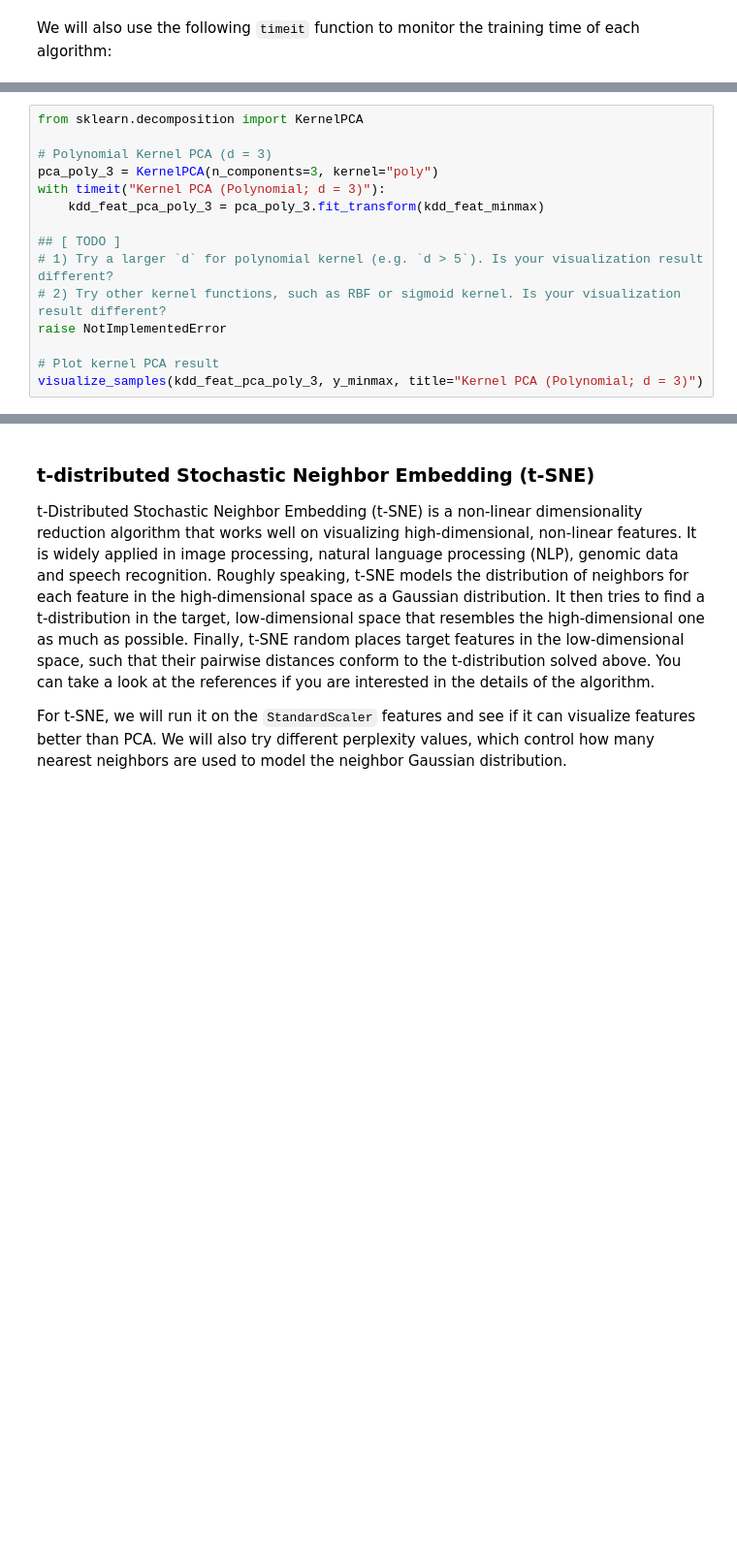
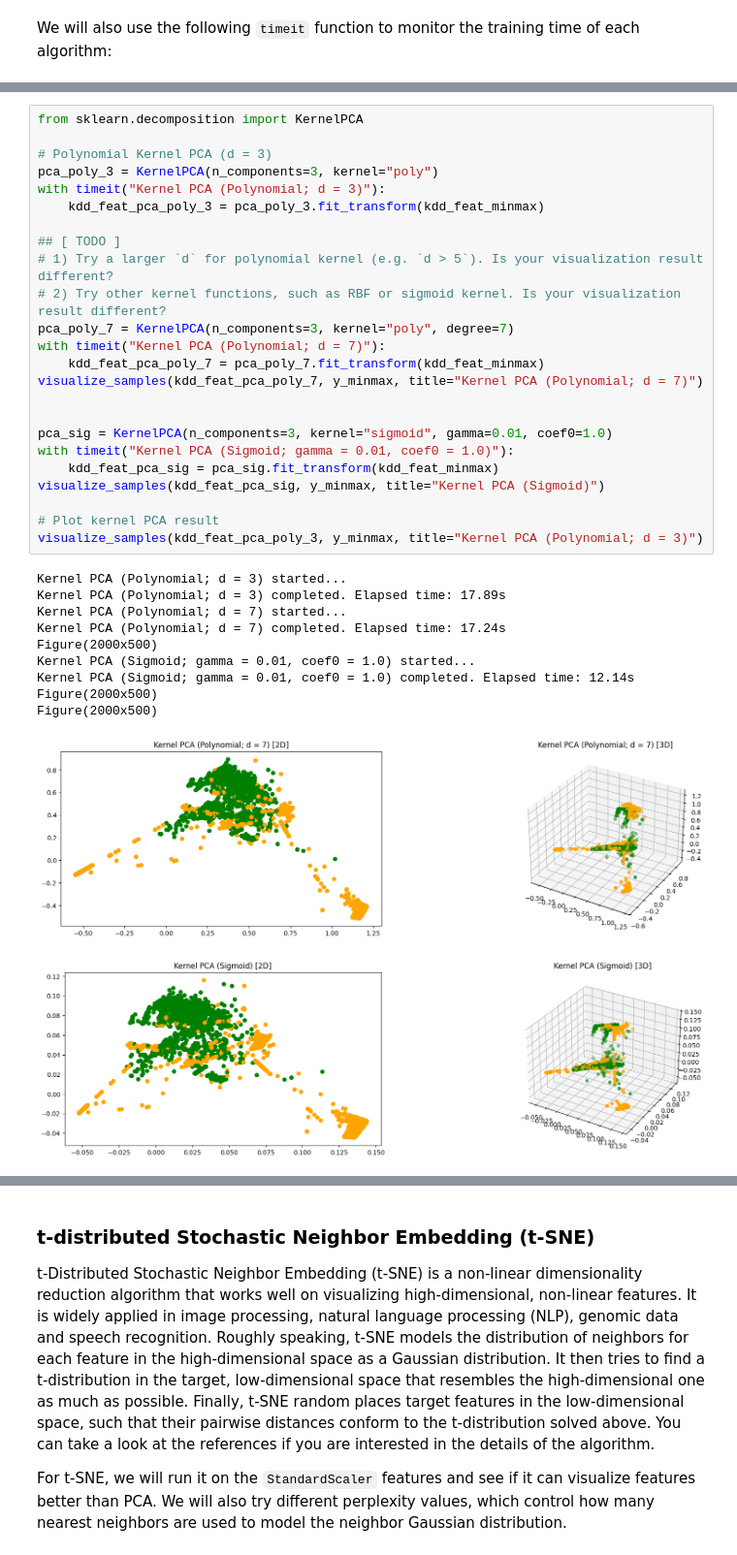
Before and after one commit to connor735/-MachineLearningCourse, a Jupyter notebook: Lab3/lab_3_student.ipynb, the cells around one changed output, grey strips where cells are left out. Shown at 97% size. Cells and saved outputs as stored; diff of their text form; blank space fills up the shorter version.

```diff
--- a/Lab3/lab_3_student.ipynb
+++ b/Lab3/lab_3_student.ipynb
@@ -356,15 +372,36 @@ This time, let's try kernel PCA on the `MinMaxScaler` features instead. We will
 # %%
 from sklearn.decomposition import KernelPCA
 
 # Polynomial Kernel PCA (d = 3)
 pca_poly_3 = KernelPCA(n_components=3, kernel="poly")
 with timeit("Kernel PCA (Polynomial; d = 3)"):
     kdd_feat_pca_poly_3 = pca_poly_3.fit_transform(kdd_feat_minmax)
 
 ## [ TODO ]
 # 1) Try a larger `d` for polynomial kernel (e.g. `d > 5`). Is your visualization result different?
 # 2) Try other kernel functions, such as RBF or sigmoid kernel. Is your visualization result different?
-raise NotImplementedError
+pca_poly_7 = KernelPCA(n_components=3, kernel="poly", degree=7)
+with timeit("Kernel PCA (Polynomial; d = 7)"):
+    kdd_feat_pca_poly_7 = pca_poly_7.fit_transform(kdd_feat_minmax)
+visualize_samples(kdd_feat_pca_poly_7, y_minmax, title="Kernel PCA (Polynomial; d = 7)")
+
+
+pca_sig = KernelPCA(n_components=3, kernel="sigmoid", gamma=0.01, coef0=1.0)
+with timeit("Kernel PCA (Sigmoid; gamma = 0.01, coef0 = 1.0)"):
+    kdd_feat_pca_sig = pca_sig.fit_transform(kdd_feat_minmax)
+visualize_samples(kdd_feat_pca_sig, y_minmax, title="Kernel PCA (Sigmoid)")
 
 # Plot kernel PCA result
 visualize_samples(kdd_feat_pca_poly_3, y_minmax, title="Kernel PCA (Polynomial; d = 3)")
+# %% [output]
+Kernel PCA (Polynomial; d = 3) started...
+Kernel PCA (Polynomial; d = 3) completed. Elapsed time: 17.89s
+Kernel PCA (Polynomial; d = 7) started...
+Kernel PCA (Polynomial; d = 7) completed. Elapsed time: 17.24s
+Figure(2000x500)
+Kernel PCA (Sigmoid; gamma = 0.01, coef0 = 1.0) started...
+Kernel PCA (Sigmoid; gamma = 0.01, coef0 = 1.0) completed. Elapsed time: 12.14s
+Figure(2000x500)
+Figure(2000x500)
+[figure, added]
+[figure, added]
```
Also changed, not shown: parts of 8 cells of this notebook, 1 other file.
